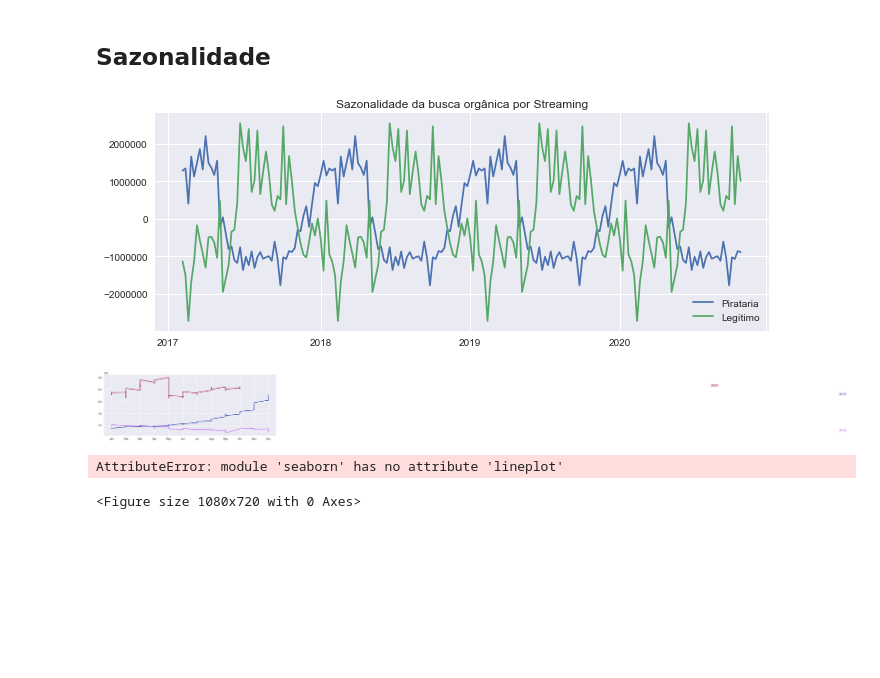
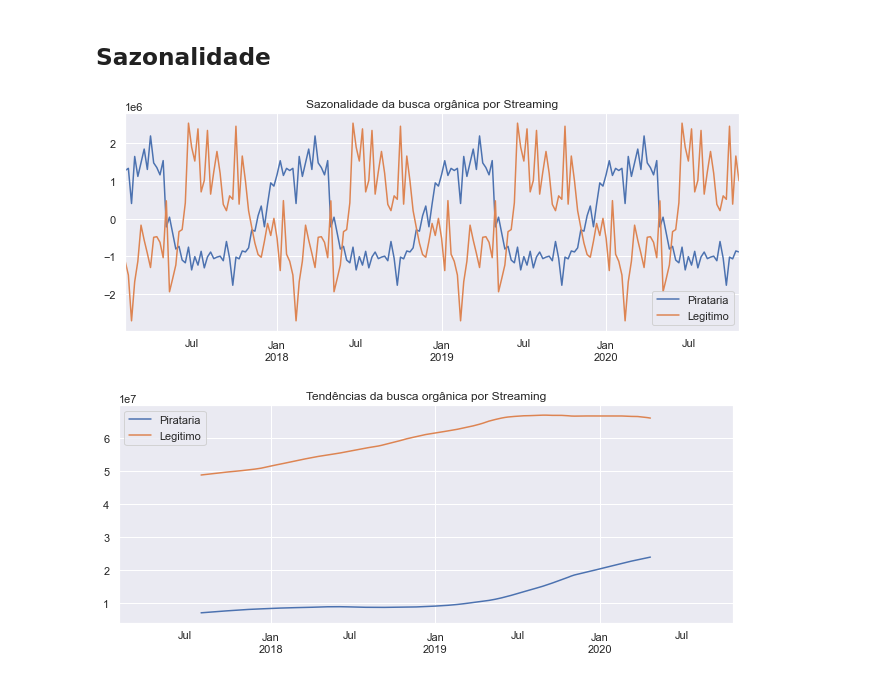
Before and after one commit to gustavo-pohlmann/TCC, a Jupyter notebook: TCC.ipynb, the cells around one changed output. Saved outputs shown, nothing was run; the diff lists cells and outputs as text; code cells hidden in the pictures; blank space fills up the shorter version.

Commit message:
SARIMA model started

```diff
--- a/TCC.ipynb
+++ b/TCC.ipynb
@@ -104,0 +125,4 @@ dec = seasonal_decompose(totals, model='additive')
+# %%
+# separando sazonalidades
+df_seasonal = totals.apply(lambda x: seasonal_decompose(x, model='additive').seasonal)
+df_trend = totals.apply(lambda x: seasonal_decompose(x, model='additive').trend)
@@ -107,10 +141,10 @@ dec = seasonal_decompose(totals, model='additive')
 # %%
 # O componente Sazonal mostra que Pirataria tende a aumentar nos períodos de baixa pela busca de serviços legítimos
 # Os períodos da troca entre os dois se alinha com as datas em que as grandes redes de televisão pausam os lançamentos
 # de suas principais séries para ainda ter conteúdos novos no início do ano seguinte e manter a atenção da audiência
 # https://www.indiewire.com/2014/12/december-tv-why-midseason-winter-finales-make-shows-better-67252/
 # https://www.theguardian.com/tv-and-radio/2014/nov/20/scandal-winter-finale-manipulation-on-demand-tv
-dec.seasonal.plot(title='Sazonalidade da busca orgânica por Streaming')
+df_seasonal.plot(title='Sazonalidade da busca orgânica por Streaming')
 plt.show()
 # %% [output]
-[figure, old version]
+[figure, new version]
@@ -125,16 +151,5 @@ mycolors = np.random.choice(list(mpl.colors.XKCD_COLORS.keys()), len(years), rep
-# %%
-plt.figure()
-for i, y in enumerate(years):
-    if i > 0:
-        plt.plot('Month', 'Pirataria', data=totals.loc[totals.Year==y, :], color=mycolors[i], label=y)
-        plt.text(totals.loc[totals.Year==y, :].shape[0]-.9, totals.loc[totals.Year==y, 'Pirataria'][-1:].values[0], y, fontsize=12, color=mycolors[i])
-# %% [output]
-[figure, removed]
-# %%
-# necessário atualizar Anaconda
-plt.figure(figsize=(15,10))
-palette = sns.color_palette('colorblind', 10)
-sns.lineplot(totals.Month, totals.Pirataria, hue=totals.Year, pallette=pallette)
-# %% [output]
-AttributeError: module 'seaborn' has no attribute 'lineplot'
-<Figure size 1080x720 with 0 Axes>
+# %%
+df_trend.plot(title='Tendências da busca orgânica por Streaming')
+plt.show()
+# %% [output]
+[figure, added]
```
Also changed, not shown: parts of 40 cells of this notebook.
